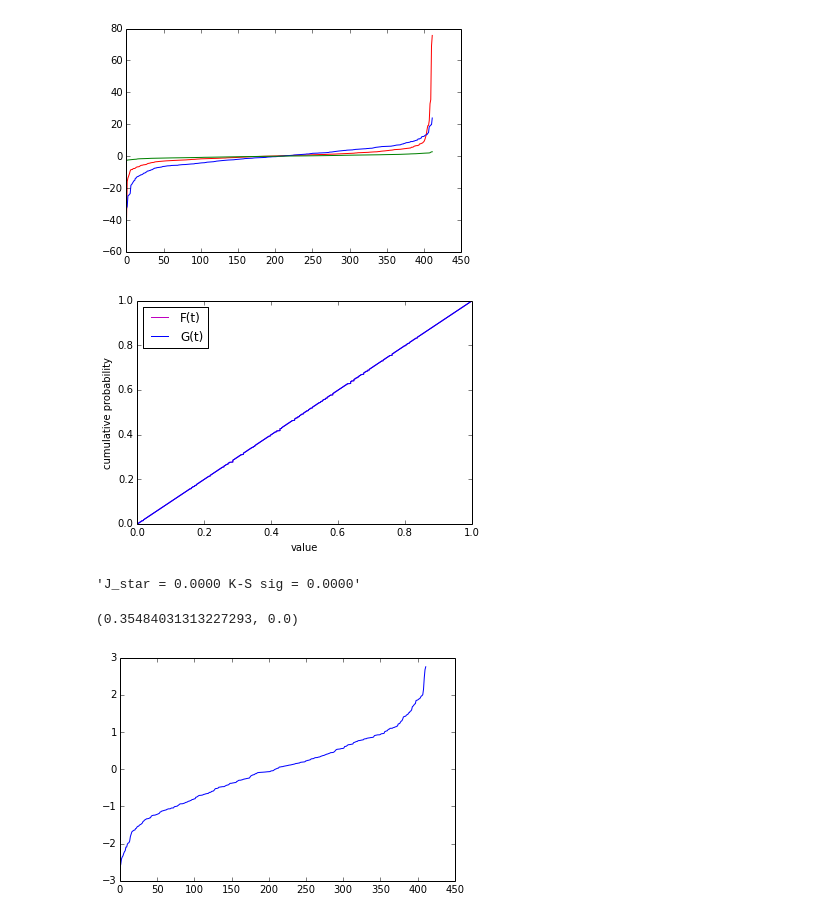
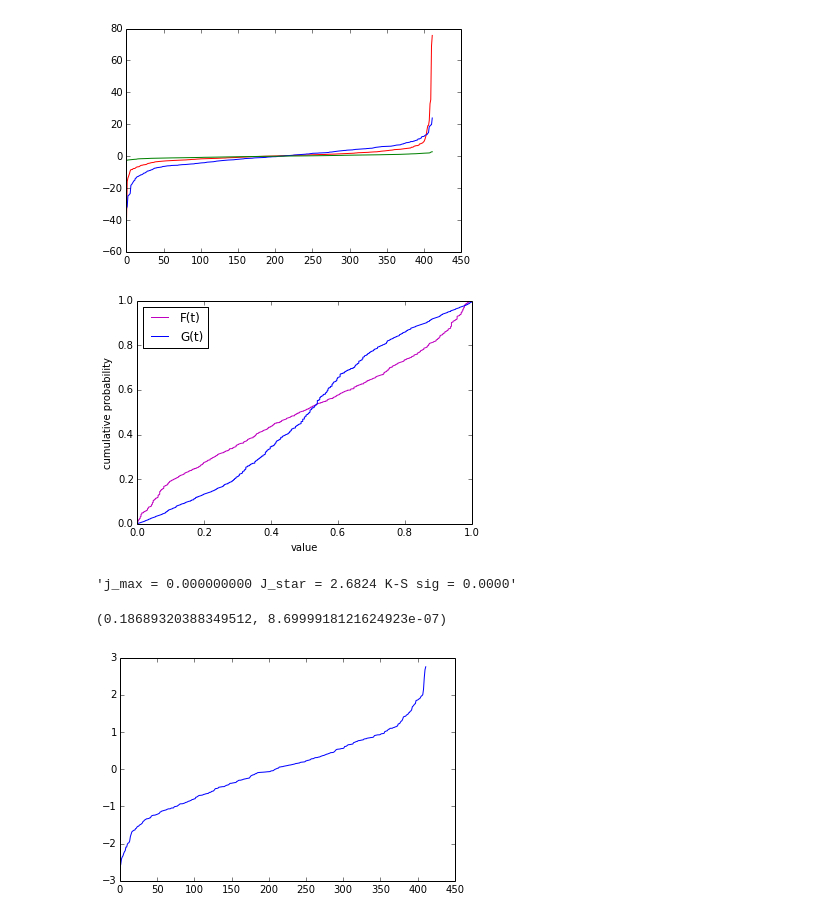
Before and after one commit to toddjm/projects, a Jupyter notebook: blog/K-S_2-sided-test.ipynb, the cells around one changed output. Saved outputs shown, nothing was run; the diff lists cells and outputs as text; code cells hidden in the pictures.

```diff
--- a/blog/K-S_2-sided-test.ipynb
+++ b/blog/K-S_2-sided-test.ipynb
@@ -33,10 +33,10 @@ plt.plot(np.sort(predictor), 'r-', np.sort(target), 'b-', np.sort(r), 'g-'); plt
 # %% [output]
 [figure]
 # %%
-mod_analytics.ks(predictor, predictor)
+mod_analytics.ks(predictor, target)
 # %% [output]
-[figure, old version]
+[figure, new version]
-'J_star = 0.0000 K-S sig = 0.0000'
+'j_max = 0.000000000 J_star = 2.6824 K-S sig = 0.0000'
 # %%
 rand_norm_dist = np.random.normal(loc=np.mean(predictor), scale=np.std(predictor), size=len(predictor))
 # %%
@@ -44,9 +44,9 @@ from scipy import stats
 # %%
 r = stats.norm.rvs(size=412)
 # %%
-stats.kstest(target, 'norm')
+stats.ks_2samp(predictor, target)
 # %% [output]
-(0.35484031313227293, 0.0)
+(0.18689320388349512, 8.6999918121624923e-07)
 # %%
 plt.plot(np.sort(r)); plt.show()
 # %% [output]
```
Also changed, not shown: 1 other file.
